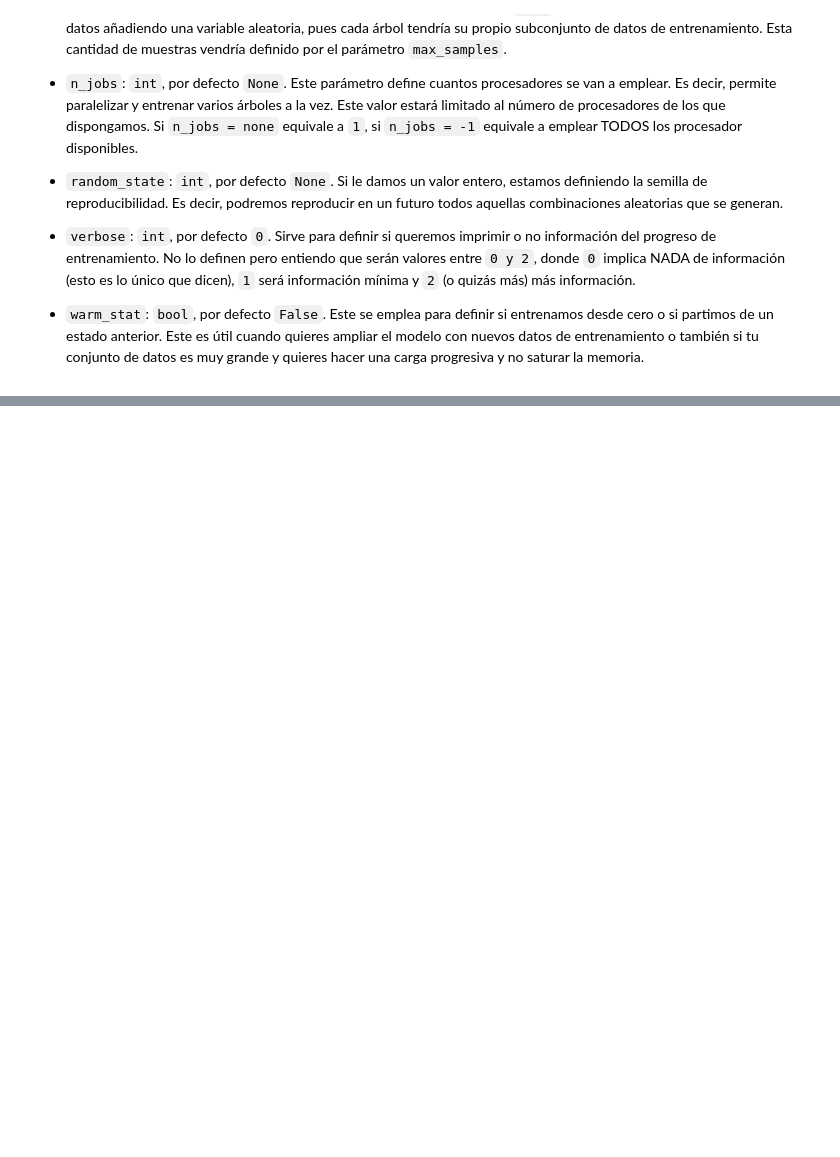
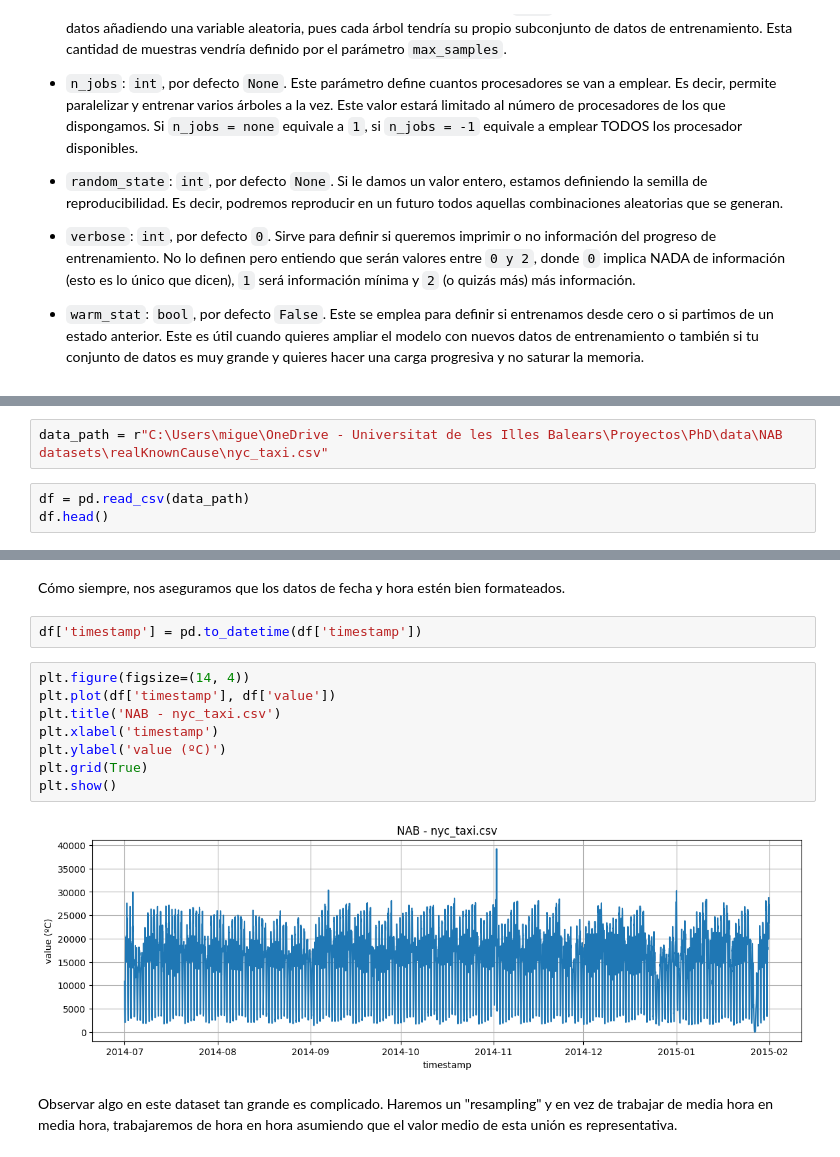
Before and after one commit to mmr689/Outliers-understanding, a Jupyter notebook: isolation-forest.ipynb, the cells around one changed output, grey strips where cells are left out. Saved outputs shown, nothing was run; the diff lists cells and outputs as text; blank space fills up the shorter version.

```diff
--- a/isolation-forest.ipynb
+++ b/isolation-forest.ipynb
@@ -37,0 +156,5 @@ Los parámetros de trabajo de `sklearn.ensemble.IsolationForest()` son:
+# %%
+data_path = r"C:\Users\migue\OneDrive - Universitat de les Illes Balears\Proyectos\PhD\data\NAB datasets\realKnownCause\nyc_taxi.csv"
+# %%
+df = pd.read_csv(data_path)
+df.head()
@@ -37,0 +168,16 @@ Los parámetros de trabajo de `sklearn.ensemble.IsolationForest()` son:
+# %% [markdown]
+Cómo siempre, nos aseguramos que los datos de fecha y hora estén bien formateados.
+# %%
+df['timestamp'] = pd.to_datetime(df['timestamp'])
+# %%
+plt.figure(figsize=(14, 4))
+plt.plot(df['timestamp'], df['value'])
+plt.title('NAB - nyc_taxi.csv')
+plt.xlabel('timestamp')
+plt.ylabel('value (ºC)')
+plt.grid(True)
+plt.show()
+# %% [output]
+[figure, added]
+# %% [markdown]
+Observar algo en este dataset tan grande es complicado. Haremos un "resampling" y en vez de trabajar de media hora en media hora, trabajaremos de hora en hora asumiendo que el valor medio de esta unión es representativa.
```
Also changed, not shown: parts of 28 cells of this notebook.
